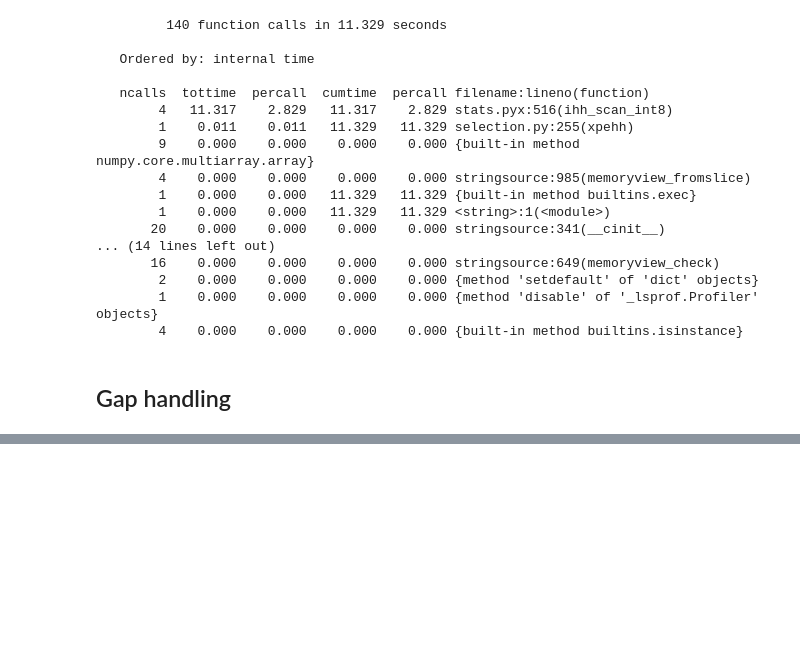
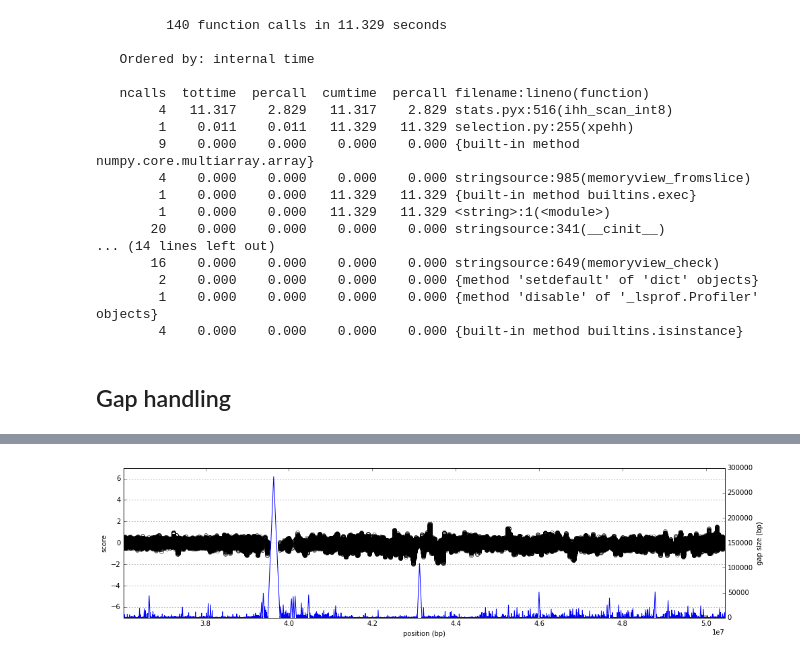
Before and after one commit to cggh/scikit-allel, a Jupyter notebook: notebooks/profiling/xpehh.ipynb, the cells around one changed output, grey strips where cells are left out. Cells and saved outputs as stored; diff of their text form; code cells hidden in the pictures; blank space fills up the shorter version.

Commit message:
implement accessibility adjustment on ihs and xpehh

```diff
--- a/notebooks/profiling/xpehh.ipynb
+++ b/notebooks/profiling/xpehh.ipynb
@@ -332,0 +333,4 @@ np.count_nonzero(is_seg)
+# %%
+accessibility = h5py.File('/data/coluzzi/ag1000g/data/phase1/release/AR3/accessibility/accessibility.h5', mode='r')
+is_accessible = accessibility['3R']['is_accessible'][:]
+is_accessible
@@ -352,6 +358,8 @@ def plot_score_gap(score, pos, ylim=(-7, 7)):
 score_unadjusted = allel.stats.xpehh(h1_seg, h2_seg, pos_seg, min_ehh=0.05, max_gap=-1, clip_gap=-1)
 # %%
 score_gap_adjusted = allel.stats.xpehh(h1_seg, h2_seg, pos_seg, min_ehh=0.05, max_gap=200000, clip_gap=1000)
+# %%
+score_access_adjusted = allel.stats.xpehh(h1_seg, h2_seg, pos_seg, min_ehh=0.05, max_gap=-1, clip_gap=-1, is_accessible=is_accessible)
 # %%
 plot_score_gap(score_unadjusted, pos_seg)
 # %% [output]
@@ -363,3 +371,7 @@ plot_score_gap(score_gap_adjusted, pos_seg)
+# %%
+plot_score_gap(score_access_adjusted, pos_seg)
+# %% [output]
+[figure, added]
 # %%
 plot_score_gap(score_gap_adjusted - score_unadjusted, pos_seg, ylim=(-6, 6))
 # %% [output]
```
Also changed, not shown: parts of 11 cells of this notebook, 2 other files.
